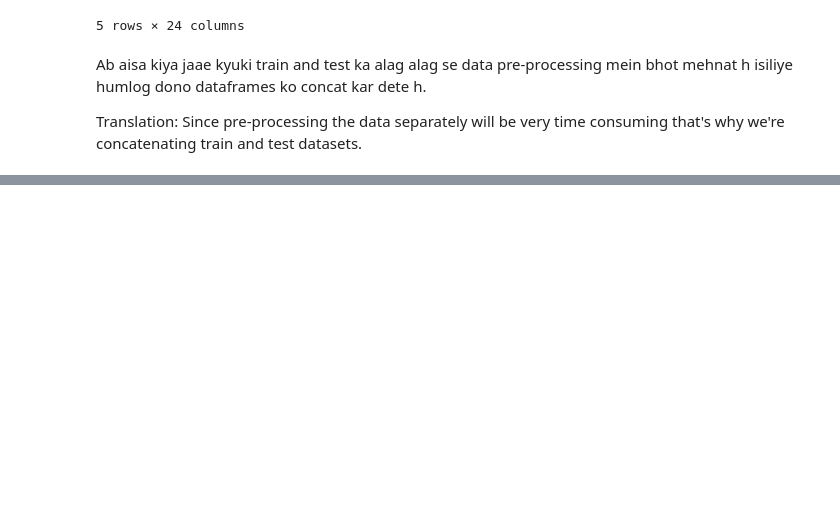
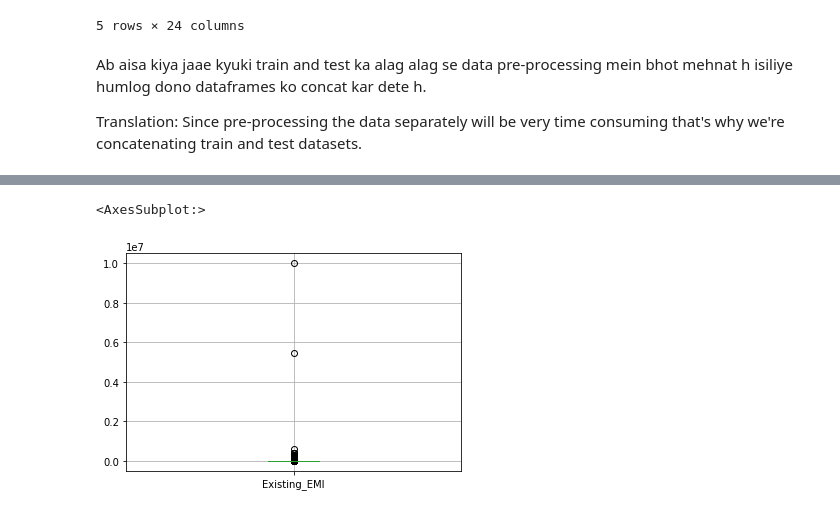
Before and after one commit to Creator853/ML_DL, a Jupyter notebook: GBM/Project2/DataPrep.ipynb, the cells around one changed output, grey strips where cells are left out. Drawn from its saved outputs; the diff is of its cells as text; code cells hidden in the pictures; blank space fills up the shorter version.

```diff
--- a/GBM/Project2/DataPrep.ipynb
+++ b/GBM/Project2/DataPrep.ipynb
@@ -68,0 +150,4 @@ data.shape
+# %%
+#NOw since the majority values are missing so we'll create a new variable stating whether a particular value is missing or not.
+data['EMI_Loan_Submitted_Missing'] = data['EMI_Loan_Submitted'].apply(lambda x: 1 if pd.isnull(x) else 0)
+data[['EMI_Loan_Submitted', 'EMI_Loan_Submitted_Missing']].head(10)
@@ -68,0 +166,3 @@ data.shape
+# %%
+#Now the thing to understand is that since we need the data of scenario wherein loan was submitted or not so we'll drop original variable
+data.drop('EMI_Loan_Submitted', axis=1, inplace=True)
@@ -68,0 +179,6 @@ data.shape
+# %%
+#Existing EMI
+data.boxplot(column='Existing_EMI', return_type='axes')
+# %% [output]
+<AxesSubplot:>
+[figure, added]
```
Also changed, not shown: parts of 32 cells of this notebook, 3 other files.
